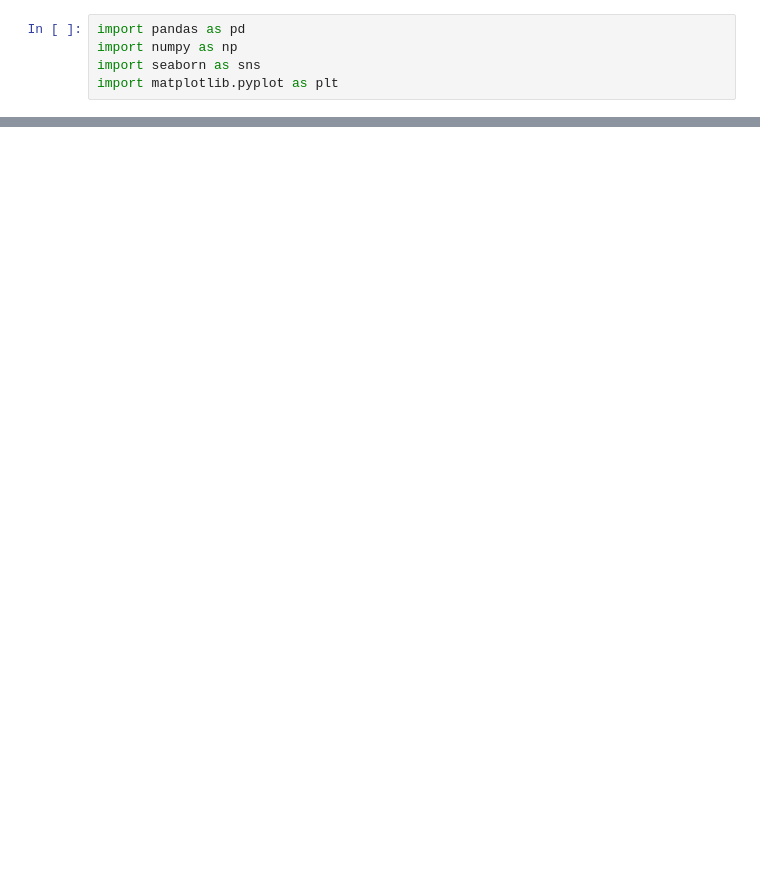
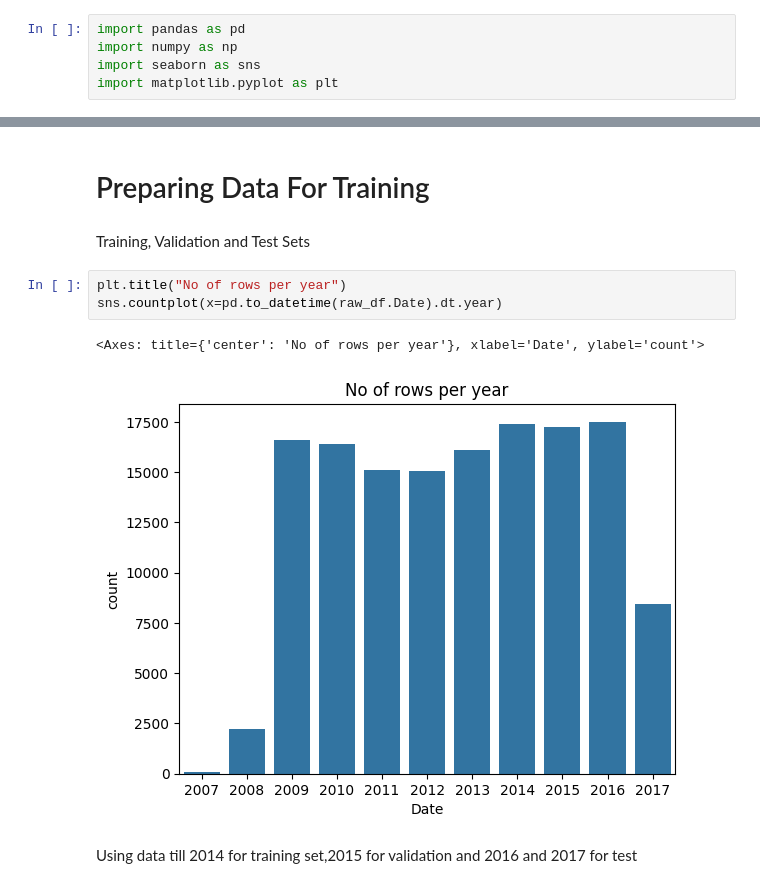
Before and after one commit to 22AmitDeo/Random-Forests, a Jupyter notebook: notebook.ipynb, the cells around one changed output, grey strips where cells are left out. Cells and saved outputs as stored; diff of their text form; blank space fills up the shorter version.

```diff
--- a/notebook.ipynb
+++ b/notebook.ipynb
@@ -22,0 +40,12 @@ raw_df
+# %% [markdown]
+# Preparing Data For Training
+# %% [markdown]
+Training, Validation and Test Sets
+# %%
+plt.title("No of rows per year")
+sns.countplot(x=pd.to_datetime(raw_df.Date).dt.year)
+# %% [output]
+<Axes: title={'center': 'No of rows per year'}, xlabel='Date', ylabel='count'>
+[figure, added]
+# %% [markdown]
+Using data till 2014 for training set,2015 for validation and 2016 and 2017 for test
```
Also changed, not shown: parts of 36 cells of this notebook.
